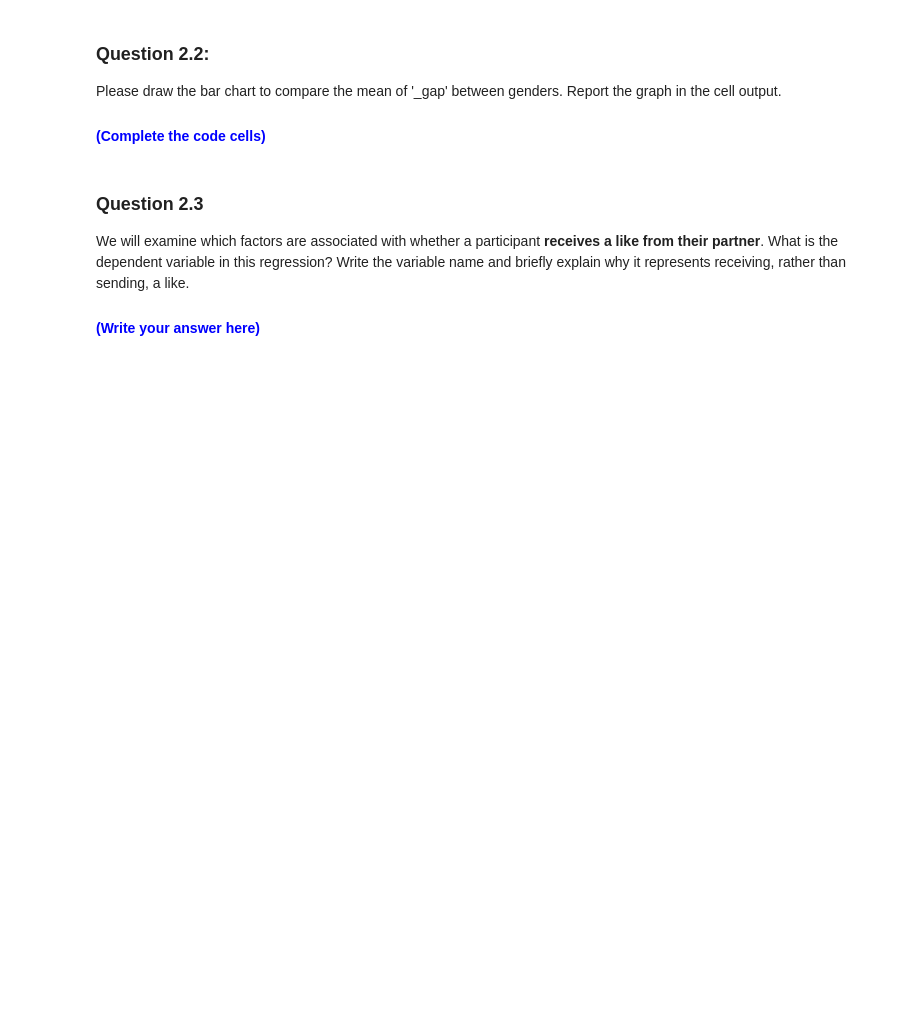
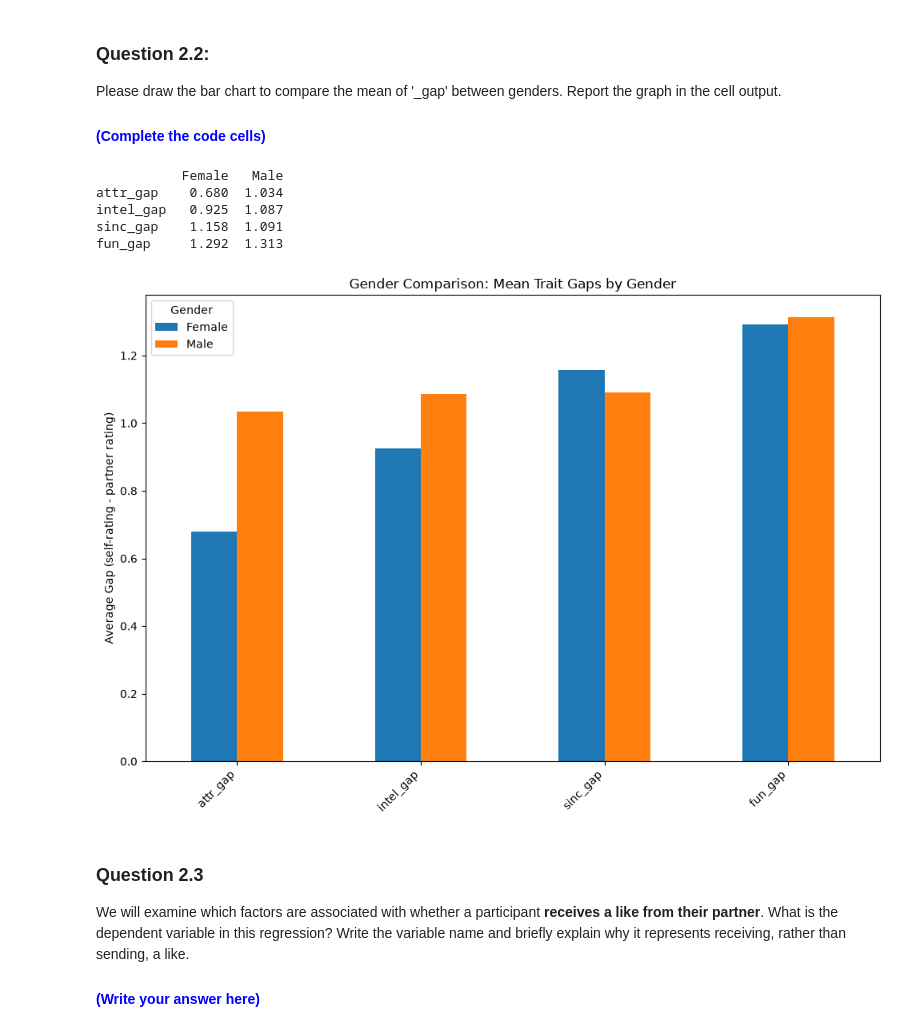
Before and after one commit to xiaogouyy/Movie_box_office_Prediction, a Jupyter notebook: Asignment_2_upload/Assignment 2_Questions.ipynb, the cells around one changed output. Cells and saved outputs as stored; diff of their text form; code cells hidden in the pictures; blank space fills up the shorter version.

```diff
--- a/Asignment_2_upload/Assignment 2_Questions.ipynb
+++ b/Asignment_2_upload/Assignment 2_Questions.ipynb
@@ -485,8 +485,10 @@ dating_sample_gap=dating_sample_0.copy()
 
 
 #----group the variables
-self_var=[...]
-other_val=[...]
+# self-rating from the pre-survey ("How do you think you measure up?", 1-10)
+self_var=["attr3_1", "intel3_1", "sinc3_1", "fun3_1"]
+# partner's rating of the participant at the date (the "_o" variables, 1-10)
+other_val=["attr_o", "intel_o", "sinc_o", "fun_o"]
 
 
 # create <base>_gap columns: <base>_gap = self - other (of course, this is just one way to do so)
@@ -496,5 +498,5 @@ for b, s, o in zip(bases, self_var, other_val):
     dating_sample_gap[b + "_gap"] = dating_sample_gap[s] - dating_sample_gap[o]
 
 #output
-dating_sample_gap[0:10]
+dating_sample_gap[0:15]
 # %% [output]
@@ -507,20 +525,29 @@ Please draw the bar chart to compare the mean of '_gap' between genders. Report
 <h4 style="color:blue">(Complete the code cells)</h4>
 # %%
 #------get mean of gap, group by gender
-gap=dating_sample_gap.groupby(...)[].mean().T
+gap_cols = ["attr_gap", "intel_gap", "sinc_gap", "fun_gap"]
+gap=dating_sample_gap.groupby('gender')[gap_cols].mean().T
 
 
-#rename the columns of 'gap' table
+#rename the columns of 'gap' table (gender: 0 = female, 1 = male)
 gap.columns=['Female','Male']
+print(gap.round(3))
 
 #---- plot
 gap.plot(kind="bar", figsize=(10,7))
 plt.title("Gender Comparison: Mean Trait Gaps by Gender")
-plt.ylabel("Average Score")
+plt.ylabel("Average Gap (self-rating - partner rating)")
 plt.xticks(rotation=45, ha="right")
 plt.legend(title="Gender")
 plt.tight_layout()
 plt.show()
+# %% [output]
+           Female   Male
+attr_gap    0.680  1.034
+intel_gap   0.925  1.087
+sinc_gap    1.158  1.091
+fun_gap     1.292  1.313
+[figure, added]
 # %% [markdown]
 ### Question 2.3
 
```
Also changed, not shown: parts of 6 cells of this notebook, 1 other file.
